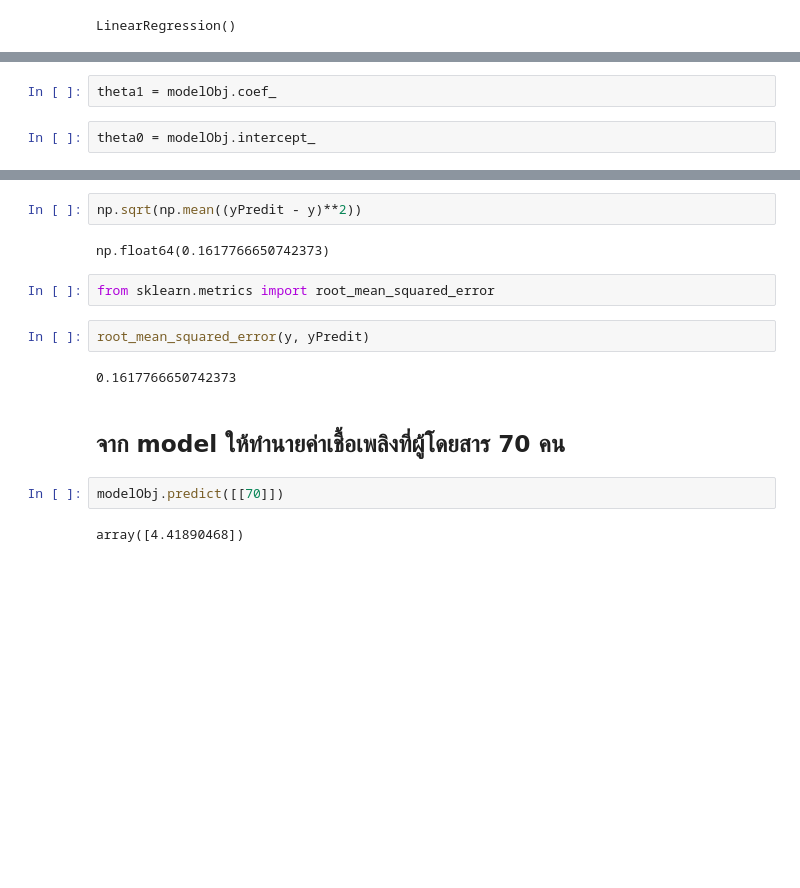
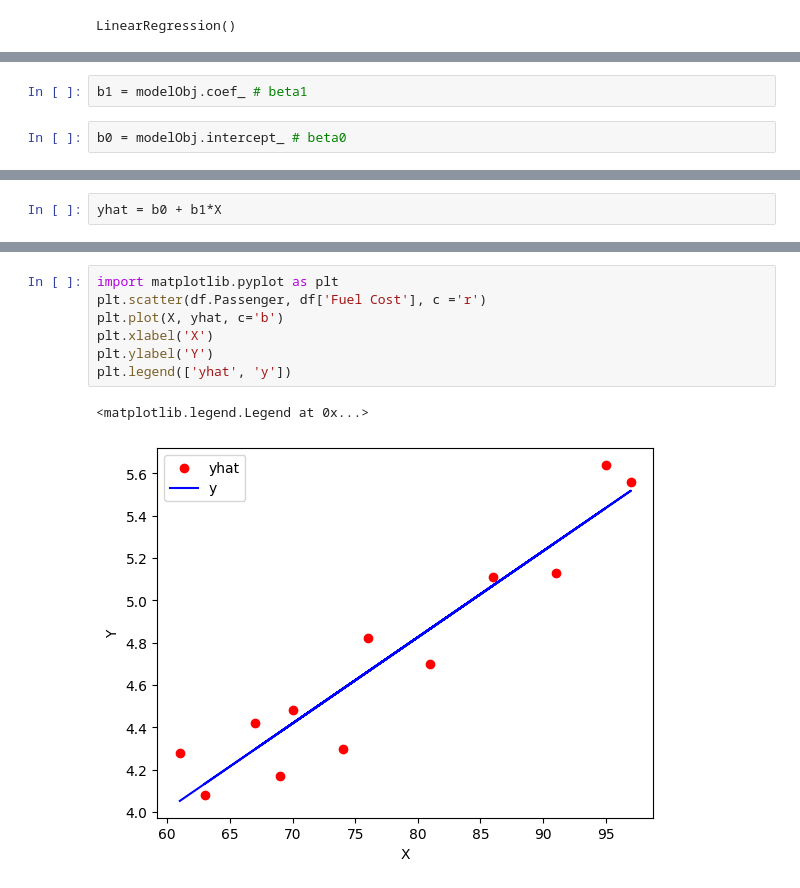
Before and after one commit to toche7/DSEssentials, a Jupyter notebook: Lab2LinearRegression.ipynb, the cells around one changed output, grey strips where cells are left out. Cells and saved outputs as stored; diff of their text form; blank space fills up the shorter version.

```diff
--- a/Lab2LinearRegression.ipynb
+++ b/Lab2LinearRegression.ipynb
@@ -190,4 +82,4 @@ y = theta0 + theta1*X
 # %%
-theta1 = modelObj.coef_
+b1 = modelObj.coef_ # beta1
 # %%
-theta0 = modelObj.intercept_
+b0 = modelObj.intercept_ # beta0
@@ -199,0 +86,2 @@ array([5.63995263])
+# %%
+yhat = b0 + b1*X
@@ -269,16 +112,10 @@ dtype: float64
-# %%
-np.sqrt(np.mean((yPredit - y)**2))
-# %% [output]
-np.float64(0.1617766650742373)
-# %%
-from sklearn.metrics import root_mean_squared_error
-# %%
-root_mean_squared_error(y, yPredit)
-# %% [output]
-0.1617766650742373
-# %% [markdown]
-## จาก model ให้ทำนายค่าเชื้อเพลิงที่ผู้โดยสาร 70 คน
-# %%
-modelObj.predict([[70]])
-# %% [output]
-array([4.41890468])
+# %%
+import matplotlib.pyplot as plt
+plt.scatter(df.Passenger, df['Fuel Cost'], c ='r')
+plt.plot(X, yhat, c='b')
+plt.xlabel('X')
+plt.ylabel('Y')
+plt.legend(['yhat', 'y'])
+# %% [output]
+<matplotlib.legend.Legend at 0x...>
+[figure, added]
```
Also changed, not shown: parts of 48 cells of this notebook.
